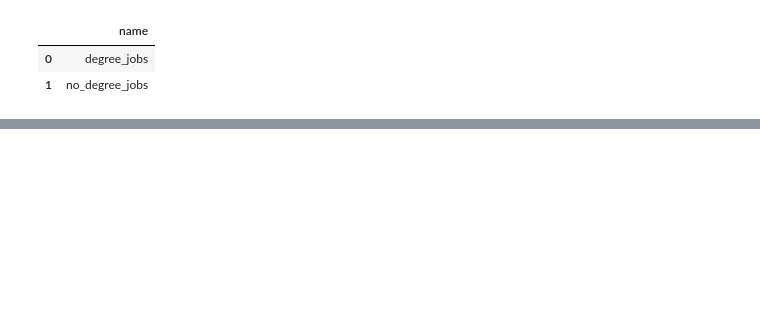
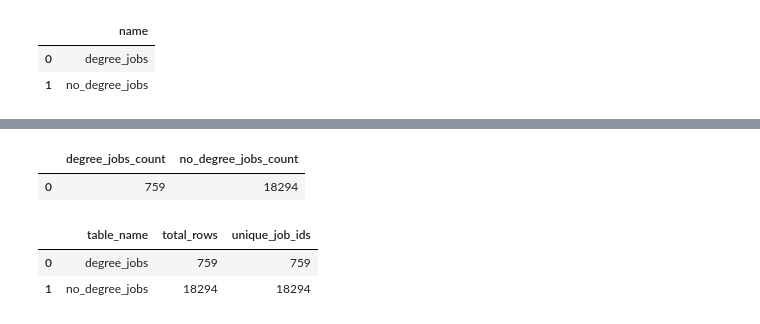
Before and after one commit to Wyparks04/Degree_Impact_On_Data_Analyst_Salaries, a Jupyter notebook: notebooks/03_data_analyst_jobs_database.ipynb, the cells around one changed output, grey strips where cells are left out. Saved outputs shown, nothing was run; the diff lists cells and outputs as text; code cells hidden in the pictures; blank space fills up the shorter version.

```diff
--- a/notebooks/03_data_analyst_jobs_database.ipynb
+++ b/notebooks/03_data_analyst_jobs_database.ipynb
@@ -238,3 +301,38 @@ pd.read_sql_query(
 | 13 | 13 | degree_flag | INTEGER | 0 | None | 0 |
 | 14 | 14 | salary_tier | TEXT | 0 | None | 0 |
 | 15 | 15 | employment_type | TEXT | 0 | None | 0 |
+# %%
+pd.read_sql_query(
+    """
+    SELECT
+        (SELECT COUNT(*) FROM degree_jobs) AS degree_jobs_count,
+        (SELECT COUNT(*) FROM no_degree_jobs) AS no_degree_jobs_count;
+    """,
+    conn
+)
+# %% [output]
+|  | degree_jobs_count | no_degree_jobs_count |
+| 0 | 759 | 18294 |
+# %%
+pd.read_sql_query(
+    """
+    SELECT
+        'degree_jobs' AS table_name,
+        COUNT(*) AS total_rows,
+        COUNT(DISTINCT job_id) AS unique_job_ids
+    FROM degree_jobs
+
+    UNION ALL
+
+    SELECT
+        'no_degree_jobs' AS table_name,
+        COUNT(*) AS total_rows,
+        COUNT(DISTINCT job_id) AS unique_job_ids
+    FROM no_degree_jobs;
+    """,
+    conn
+)
+# %% [output]
+|  | table_name | total_rows | unique_job_ids |
+| 0 | degree_jobs | 759 | 759 |
+| 1 | no_degree_jobs | 18294 | 18294 |
```
Also changed, not shown: parts of 11 cells of this notebook, 1 other file.
